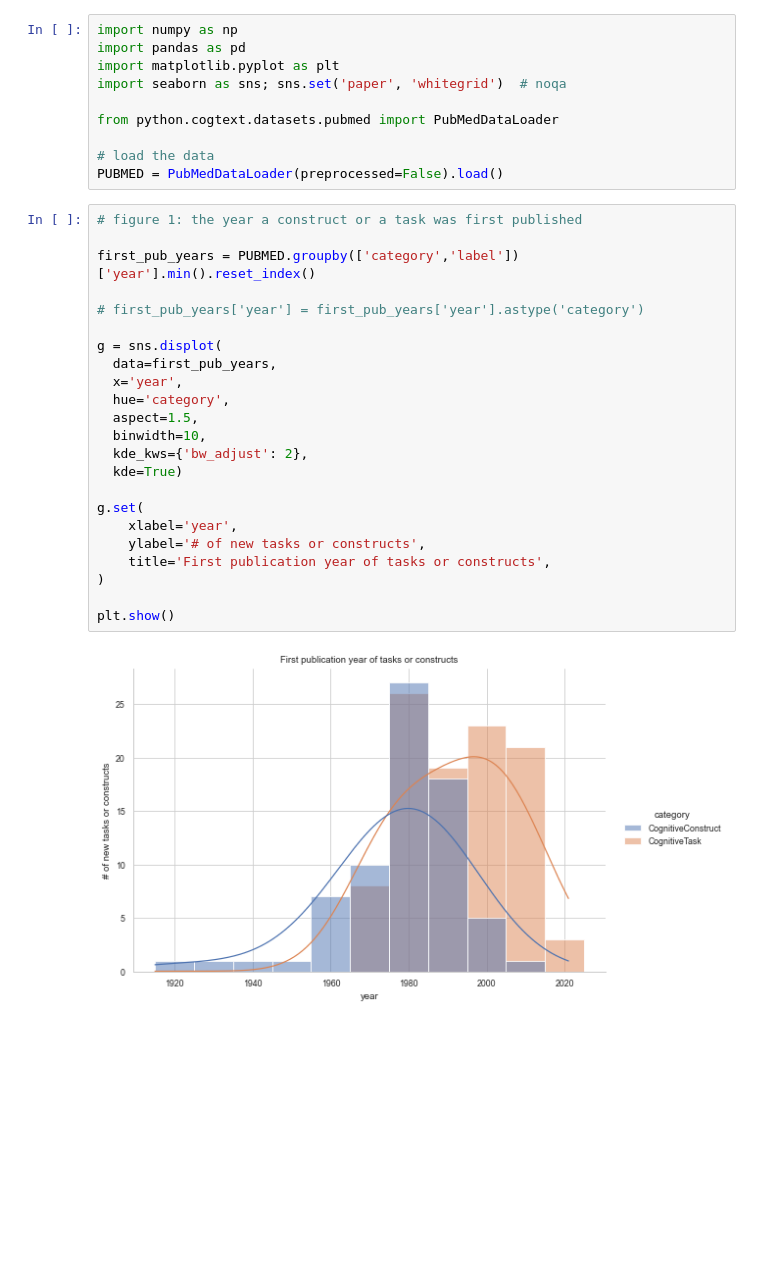
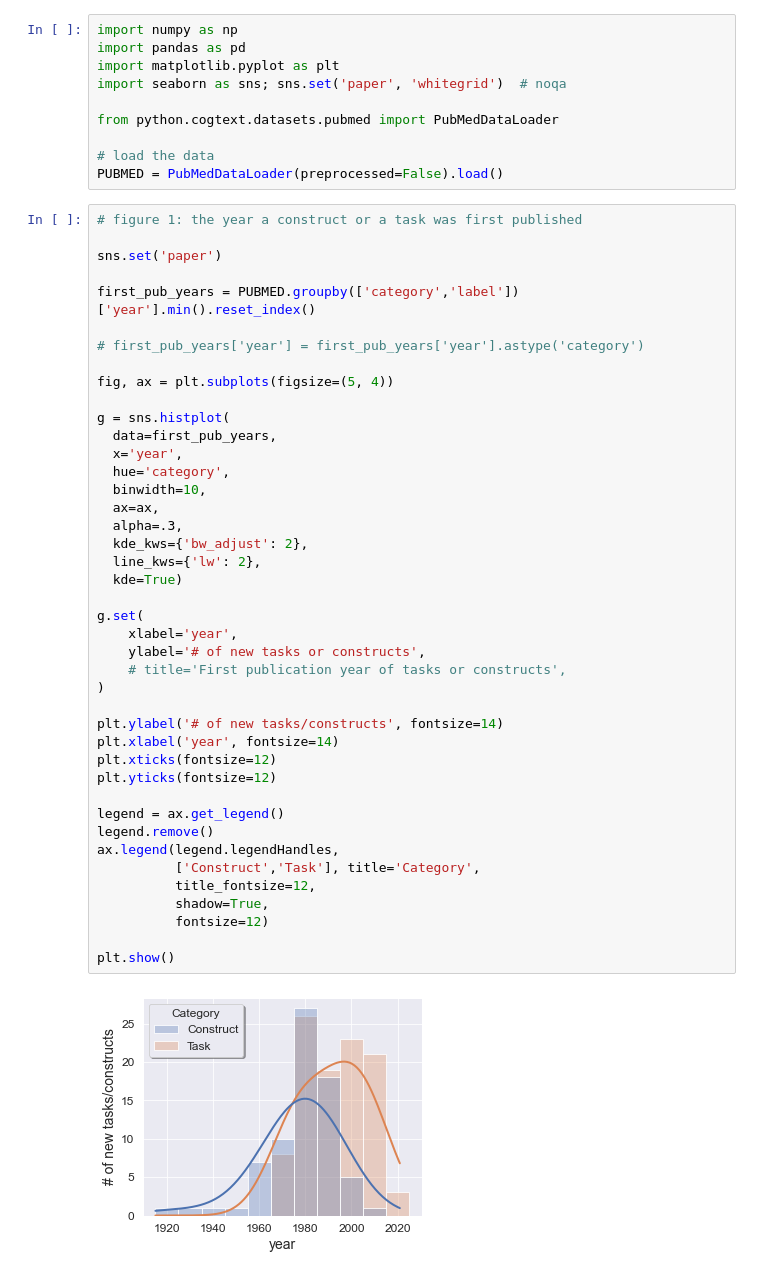
Before and after one commit to morteza/CogText, a Jupyter notebook: notebooks/CogSci2022/Figure 1.ipynb, the cells around one changed output. Cells and saved outputs as stored; diff of their text form; blank space fills up the shorter version.

```diff
--- a/notebooks/CogSci2022/Figure 1.ipynb
+++ b/notebooks/CogSci2022/Figure 1.ipynb
@@ -12,27 +12,46 @@ from python.cogtext.datasets.pubmed import PubMedDataLoader
 PUBMED = PubMedDataLoader(preprocessed=False).load()
 # %%
 # figure 1: the year a construct or a task was first published
+
+sns.set('paper')
 
 first_pub_years = PUBMED.groupby(['category','label'])['year'].min().reset_index()
 
 # first_pub_years['year'] = first_pub_years['year'].astype('category')
 
-g = sns.displot(
+fig, ax = plt.subplots(figsize=(5, 4))
+
+g = sns.histplot(
   data=first_pub_years,
   x='year',
   hue='category',
-  aspect=1.5,
   binwidth=10,
+  ax=ax,
+  alpha=.3,
   kde_kws={'bw_adjust': 2},
+  line_kws={'lw': 2},
   kde=True)
 
 g.set(
     xlabel='year',
     ylabel='# of new tasks or constructs',
-    title='First publication year of tasks or constructs',
+    # title='First publication year of tasks or constructs',
 )
 
+plt.ylabel('# of new tasks/constructs', fontsize=14)
+plt.xlabel('year', fontsize=14)
+plt.xticks(fontsize=12)
+plt.yticks(fontsize=12)
+
+legend = ax.get_legend()
+legend.remove()
+ax.legend(legend.legendHandles,
+          ['Construct','Task'], title='Category',
+          title_fontsize=12,
+          shadow=True,
+          fontsize=12)
+
 plt.show()
 # %% [output]
-[figure, old version]
+[figure, new version]
 # %%
```
Also changed, not shown: parts of 2 cells of this notebook, 2 other files.
